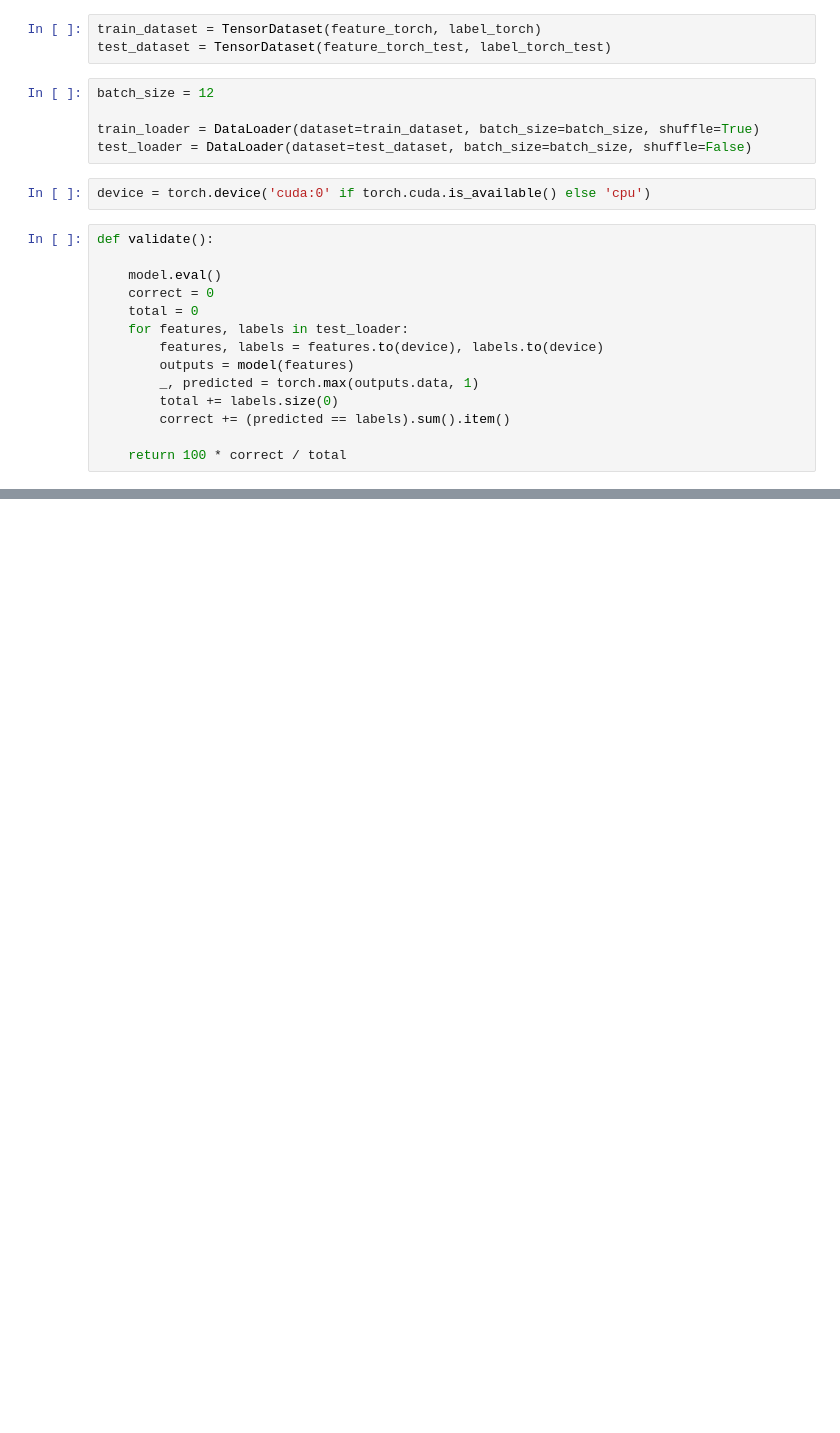
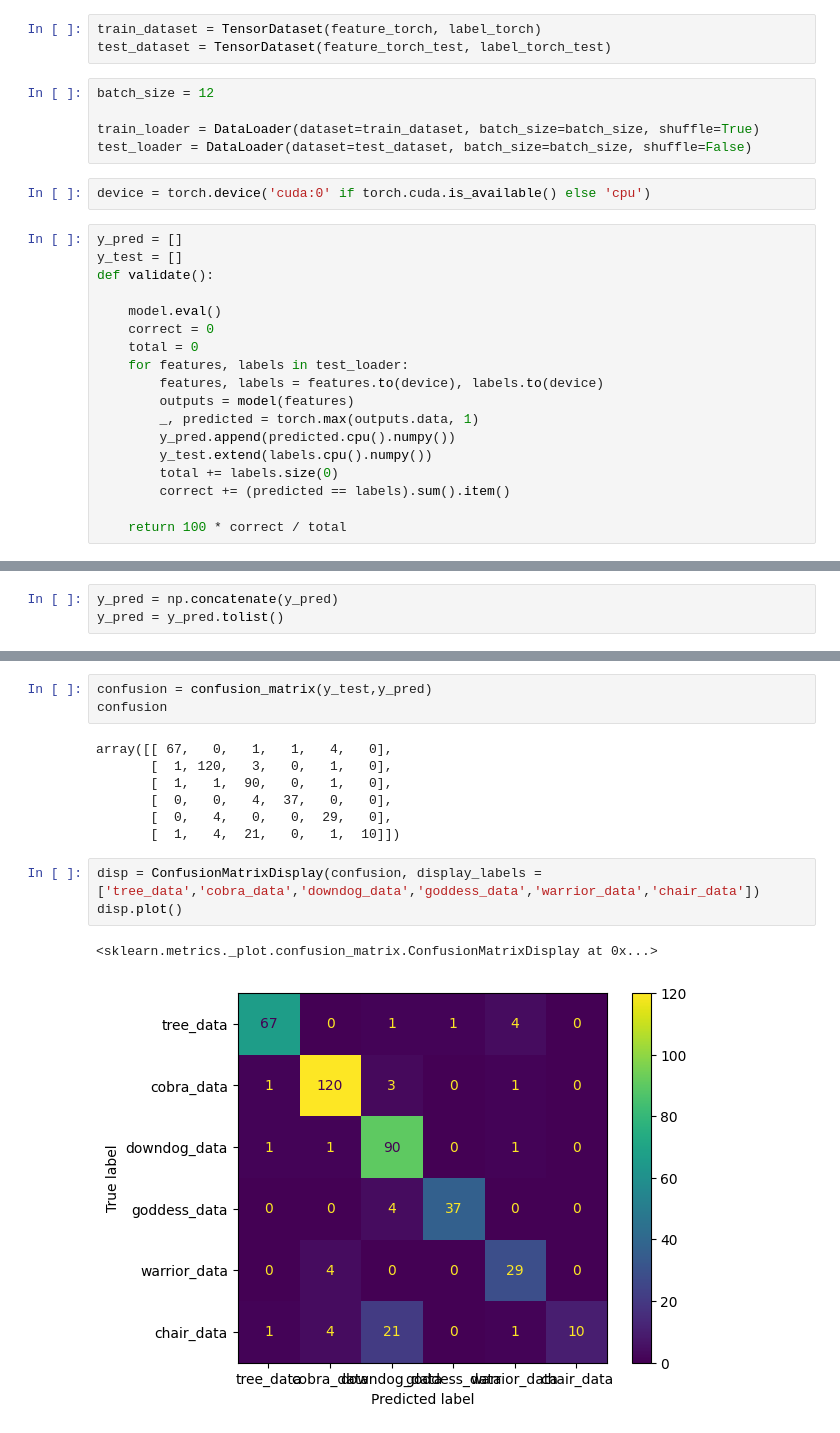
Before and after one commit to gadhvirushiraj/PosePilot, a Jupyter notebook: model_training.ipynb, the cells around one changed output, grey strips where cells are left out. Saved outputs shown, nothing was run; the diff lists cells and outputs as text; blank space fills up the shorter version.

```diff
--- a/model_training.ipynb
+++ b/model_training.ipynb
@@ -56,6 +57,8 @@ test_loader = DataLoader(dataset=test_dataset, batch_size=batch_size, shuffle=Fa
 # %%
 device = torch.device('cuda:0' if torch.cuda.is_available() else 'cpu')
 # %%
+y_pred = []
+y_test = []
 def validate():
 
     model.eval()
@@ -65,6 +68,8 @@ def validate():
         features, labels = features.to(device), labels.to(device)
         outputs = model(features)
         _, predicted = torch.max(outputs.data, 1)
+        y_pred.append(predicted.cpu().numpy())
+        y_test.extend(labels.cpu().numpy())
         total += labels.size(0)
         correct += (predicted == labels).sum().item()
 
@@ -124,0 +113,3 @@ Epoch: 400/400.. Training Loss: 4.204 Training Accuracy: 100.000% Validation Acc
+# %%
+y_pred = np.concatenate(y_pred)
+y_pred = y_pred.tolist()
@@ -142,0 +140,16 @@ plt.show()
+# %%
+confusion = confusion_matrix(y_test,y_pred)
+confusion
+# %% [output]
+array([[ 67,   0,   1,   1,   4,   0],
+       [  1, 120,   3,   0,   1,   0],
+       [  1,   1,  90,   0,   1,   0],
+       [  0,   0,   4,  37,   0,   0],
+       [  0,   4,   0,   0,  29,   0],
+       [  1,   4,  21,   0,   1,  10]])
+# %%
+disp = ConfusionMatrixDisplay(confusion, display_labels = ['tree_data','cobra_data','downdog_data','goddess_data','warrior_data','chair_data'])
+disp.plot()
+# %% [output]
+<sklearn.metrics._plot.confusion_matrix.ConfusionMatrixDisplay at 0x...>
+[figure, added]
```
Also changed, not shown: parts of 5 cells of this notebook.
